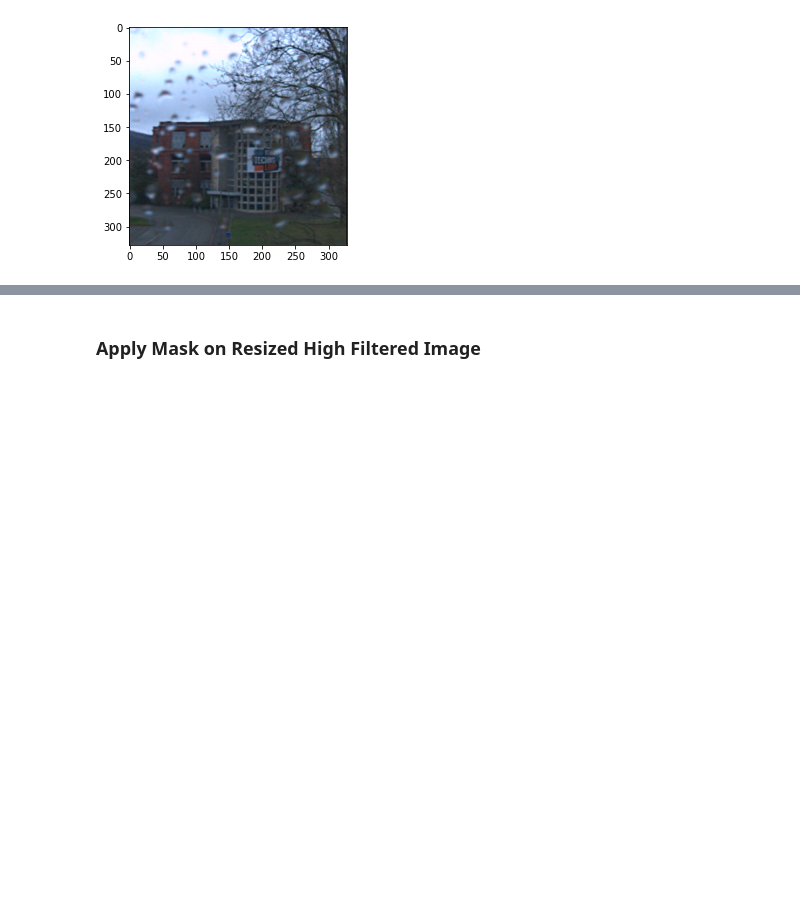
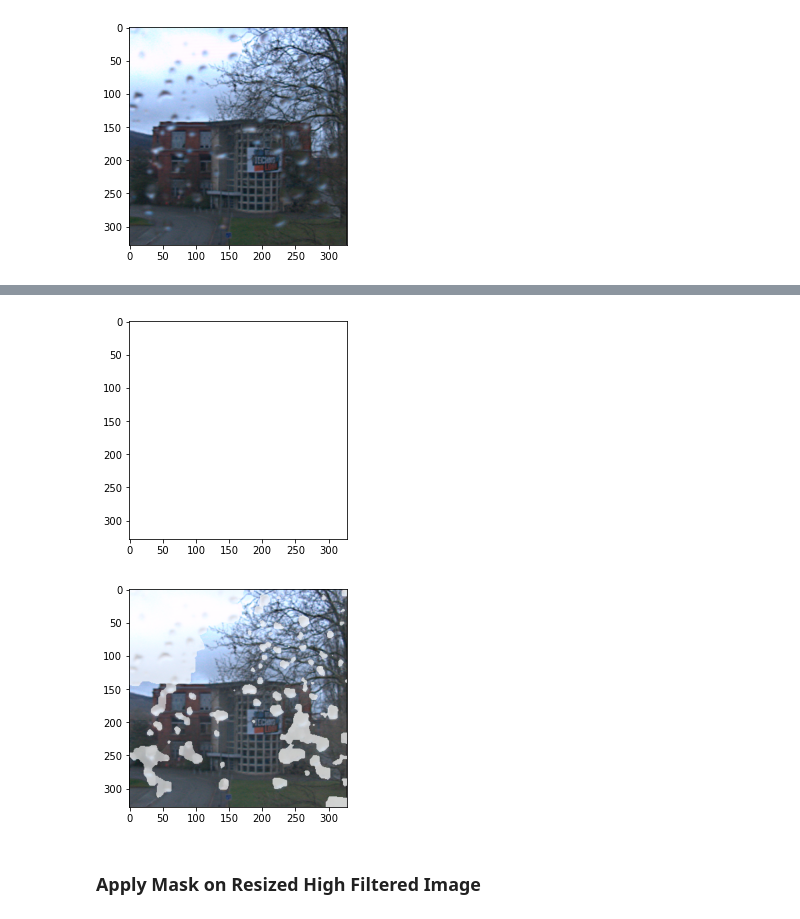
Before and after one commit to Baneeishaque/Raindrop-Removal-With-Light-Field-Image-Using-Image-Inpainting, a Jupyter notebook: main.ipynb, the cells around one changed output, grey strips where cells are left out. Cells and saved outputs as stored; diff of their text form; code cells hidden in the pictures; blank space fills up the shorter version.

```diff
--- a/main.ipynb
+++ b/main.ipynb
@@ -208,3 +232,43 @@ plt.show()
+# %%
+from PIL import ImageDraw, ImageOps
+
+cv.imwrite('resizedOriginalImage_01.png',resizedOriginalImage)
+cv.imwrite('invertedBinaryDepthMapImageWithClosingOpeningAndErosion_01.png',
+           invertedBinaryDepthMapImageWithClosingOpeningAndErosion)
+
+resizedOriginalImagePillow = Image.open('resizedOriginalImage_01.png')
+whiteImage = Image.open('whiteImage.png')
+invertedBinaryDepthMapImageWithClosingOpeningAndErosionPillow = Image.open('invertedBinaryDepthMapImageWithClosingOpeningAndErosion_01.png').convert("RGBA")
+
+# mask = Image.new("L", resizedOriginalImagePillow.size, 128)
+
+# mask = Image.new("L", resizedOriginalImagePillow.size, 0)
+# draw = ImageDraw.Draw(mask)
+# draw.ellipse((140, 50, 260, 170), fill=255)
+
+# mask = Image.new("1", resizedOriginalImagePillow.size, 0)
+# draw = ImageDraw.Draw(mask)
+# draw.ellipse((140, 50, 260, 170), fill=255)
+
+# compositeImage = Image.composite(whiteImage, resizedOriginalImagePillow, mask)
+
+# compositeImage = Image.composite(whiteImage, resizedOriginalImagePillow, invertedBinaryDepthMapImageWithClosingOpeningAndErosionPillow)
+
+# depthImagePillow =ImageOps.grayscale(ImageOps.invert(Image.open('depth_01.png')))
+
+whiteImagePillow = Image.new("1", resizedOriginalImagePillow.size, (255))
+plt.imshow(whiteImagePillow)
+plt.show()
+
+# compositeImage = Image.composite(whiteImage, resizedOriginalImagePillow, depthImagePillow)
+
+compositeImage = Image.composite(whiteImagePillow, resizedOriginalImagePillow, depthImagePillow)
+
+plt.imshow(compositeImage)
+plt.show()
+# %% [output]
+[figure, added]
+[figure, added]
 # %% [markdown]
 ### Apply Mask on Resized High Filtered Image
 # %%
```
Also changed, not shown: parts of 16 cells of this notebook, 6 other files.
